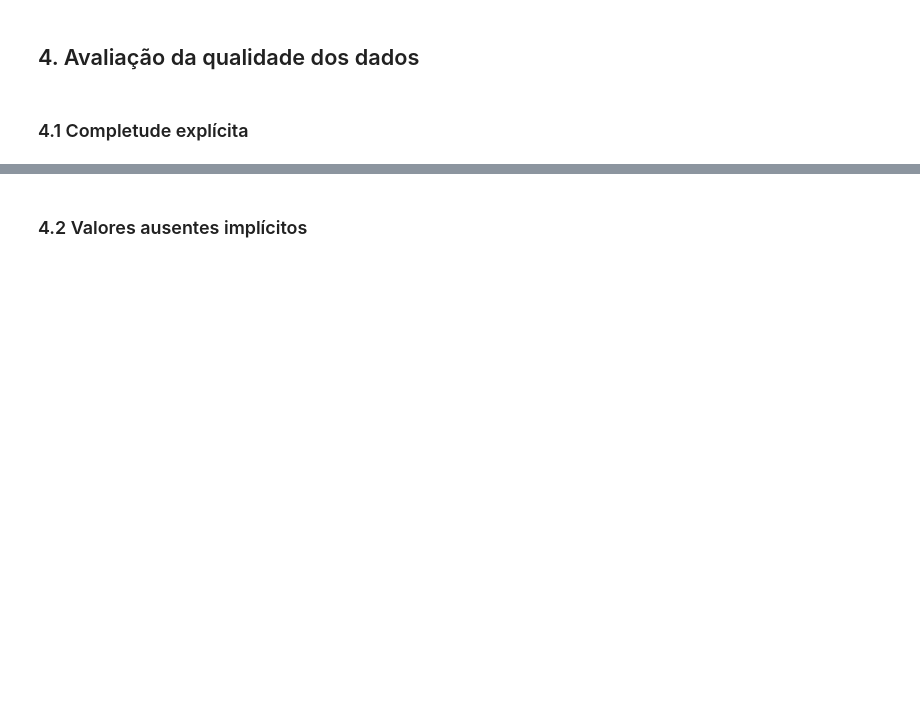
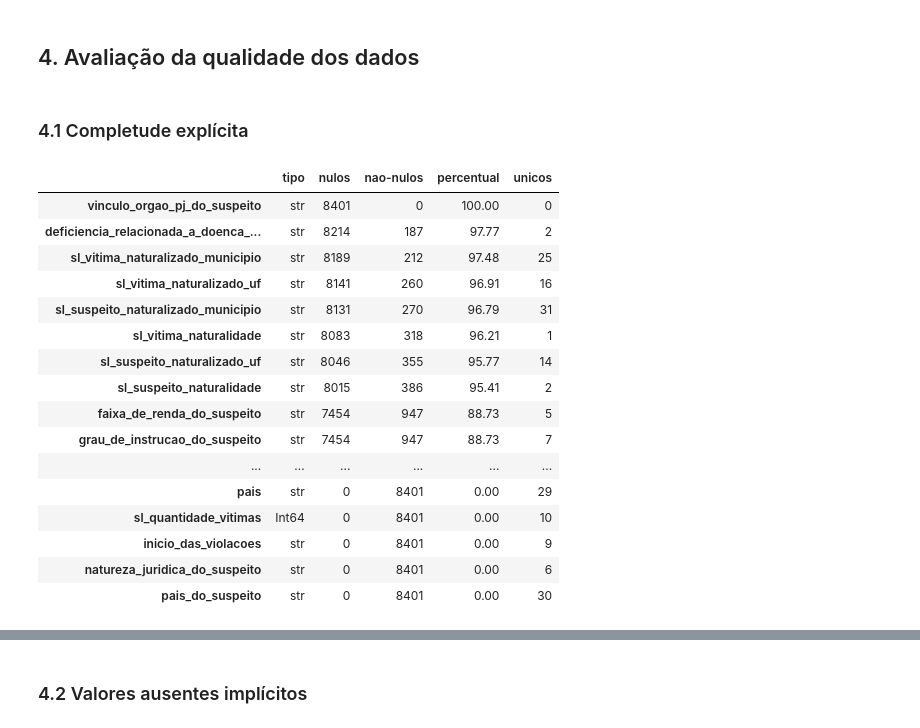
Before and after one commit to janaelsonalves/human-trafficking-analysis, a Jupyter notebook: 01_Aquisicao_Qualidade_EDA_Disque100_adaptado.ipynb, the cells around one changed output, grey strips where cells are left out. Drawn from its saved outputs; the diff is of its cells as text; code cells hidden in the pictures; blank space fills up the shorter version.

```diff
--- a/01_Aquisicao_Qualidade_EDA_Disque100_adaptado.ipynb
+++ b/01_Aquisicao_Qualidade_EDA_Disque100_adaptado.ipynb
@@ -106,8 +162,27 @@ display(linhas_por_denuncia.describe().to_frame("linhas_por_hash"))
 # %%
 relatorio_missing_explicito = pd.DataFrame({
     "tipo": df.dtypes.astype(str),
-    "quantidade": df.isna().sum(),
+    "nulos": df.isna().sum(),
+    "nao-nulos": df.notna().sum(),
     "percentual": df.isna().mean().mul(100).round(2),
     "unicos": df.nunique(dropna=True)
 }).sort_values("percentual", ascending=False)
-relatorio_missing_explicito
+display(relatorio_missing_explicito)
+# %% [output]
+|  | tipo | nulos | nao-nulos | percentual | unicos |
+| vinculo_orgao_pj_do_suspeito | str | 8401 | 0 | 100.00 | 0 |
+| deficiencia_relacionada_a_doenca_... | str | 8214 | 187 | 97.77 | 2 |
+| sl_vitima_naturalizado_municipio | str | 8189 | 212 | 97.48 | 25 |
+| sl_vitima_naturalizado_uf | str | 8141 | 260 | 96.91 | 16 |
+| sl_suspeito_naturalizado_municipio | str | 8131 | 270 | 96.79 | 31 |
+| sl_vitima_naturalidade | str | 8083 | 318 | 96.21 | 1 |
+| sl_suspeito_naturalizado_uf | str | 8046 | 355 | 95.77 | 14 |
+| sl_suspeito_naturalidade | str | 8015 | 386 | 95.41 | 2 |
+| faixa_de_renda_do_suspeito | str | 7454 | 947 | 88.73 | 5 |
+| grau_de_instrucao_do_suspeito | str | 7454 | 947 | 88.73 | 7 |
+| ... | ... | ... | ... | ... | ... |
+| pais | str | 0 | 8401 | 0.00 | 29 |
+| sl_quantidade_vitimas | Int64 | 0 | 8401 | 0.00 | 10 |
+| inicio_das_violacoes | str | 0 | 8401 | 0.00 | 9 |
+| natureza_juridica_do_suspeito | str | 0 | 8401 | 0.00 | 6 |
+| pais_do_suspeito | str | 0 | 8401 | 0.00 | 30 |
```
Also changed, not shown: parts of 22 cells of this notebook, 7 other files.
